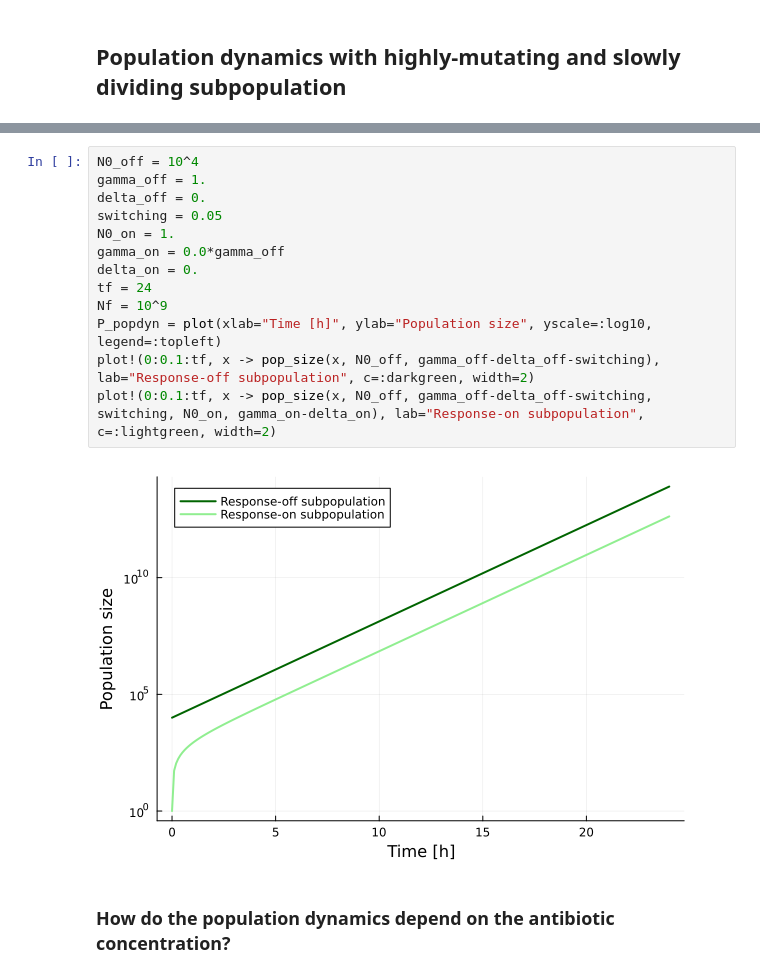
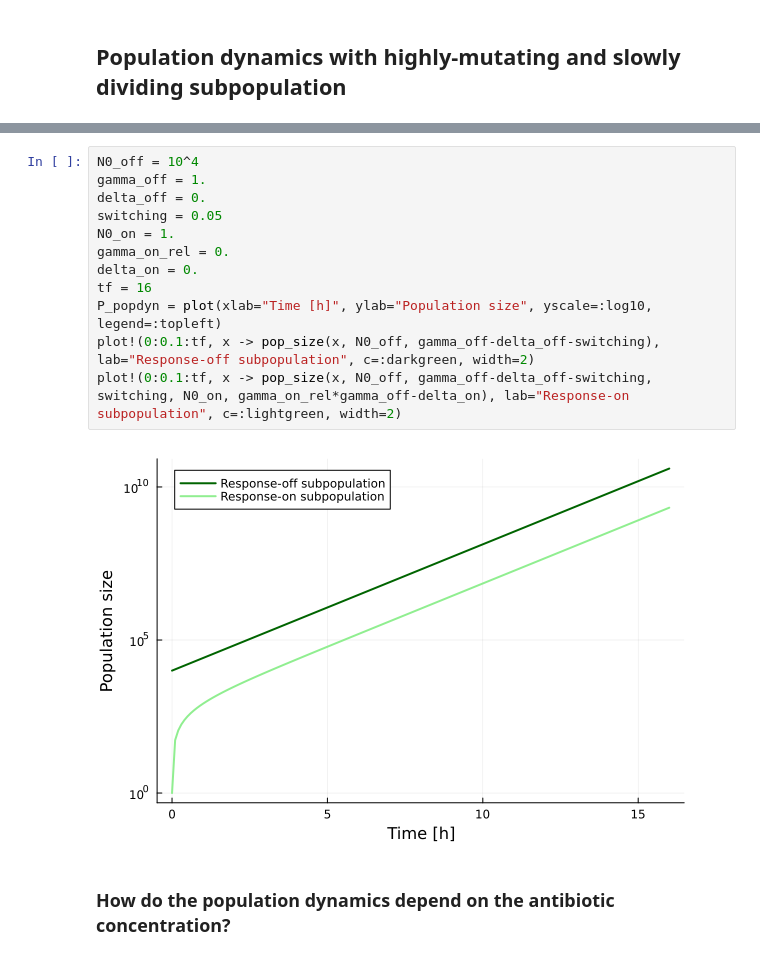
Before and after one commit to LucyL-J/estimu, a Jupyter notebook: dose-dependence.ipynb, the cells around one changed output, grey strips where cells are left out. Drawn from its saved outputs; the diff is of its cells as text.

```diff
--- a/dose-dependence.ipynb
+++ b/dose-dependence.ipynb
@@ -53,17 +53,16 @@ t_stat_phase (generic function with 1 method)
 # %%
 N0_off = 10^4
 gamma_off = 1.
 delta_off = 0.
 switching = 0.05
 N0_on = 1.
-gamma_on = 0.0*gamma_off
+gamma_on_rel = 0.
 delta_on = 0.
-tf = 24
-Nf = 10^9
+tf = 16
 P_popdyn = plot(xlab="Time [h]", ylab="Population size", yscale=:log10, legend=:topleft)
 plot!(0:0.1:tf, x -> pop_size(x, N0_off, gamma_off-delta_off-switching), lab="Response-off subpopulation", c=:darkgreen, width=2)
-plot!(0:0.1:tf, x -> pop_size(x, N0_off, gamma_off-delta_off-switching, switching, N0_on, gamma_on-delta_on), lab="Response-on subpopulation", c=:lightgreen, width=2)
+plot!(0:0.1:tf, x -> pop_size(x, N0_off, gamma_off-delta_off-switching, switching, N0_on, gamma_on_rel*gamma_off-delta_on), lab="Response-on subpopulation", c=:lightgreen, width=2)
 # %% [output]
-[figure, old version]
+[figure, new version]
 # %% [markdown]
 ### How do the population dynamics depend on the antibiotic concentration?
```
Also changed, not shown: parts of 8 cells of this notebook.
